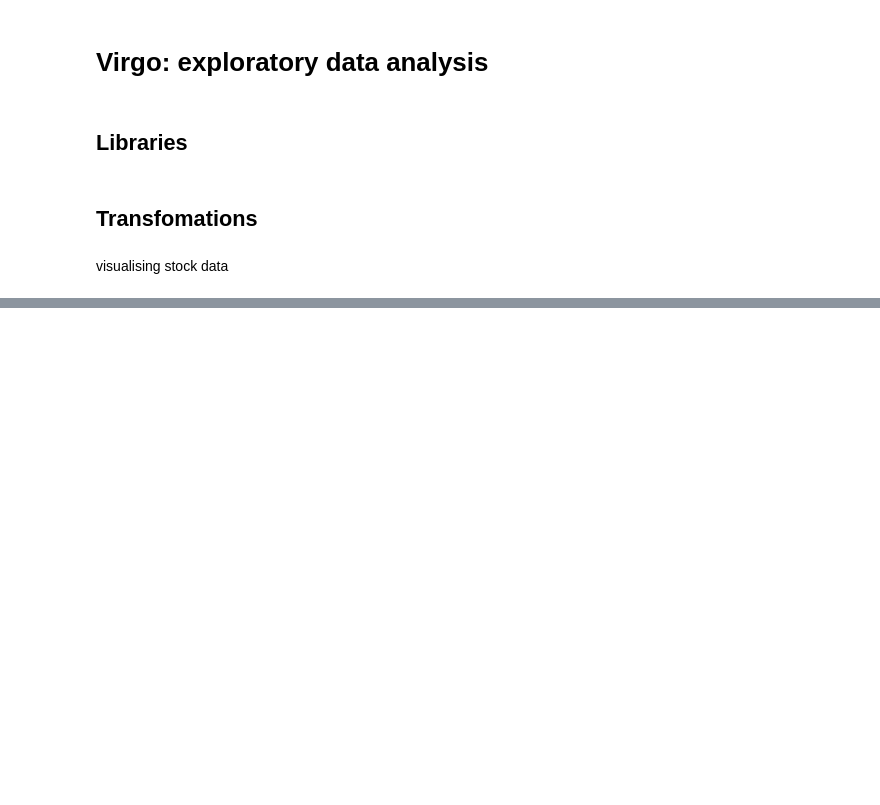
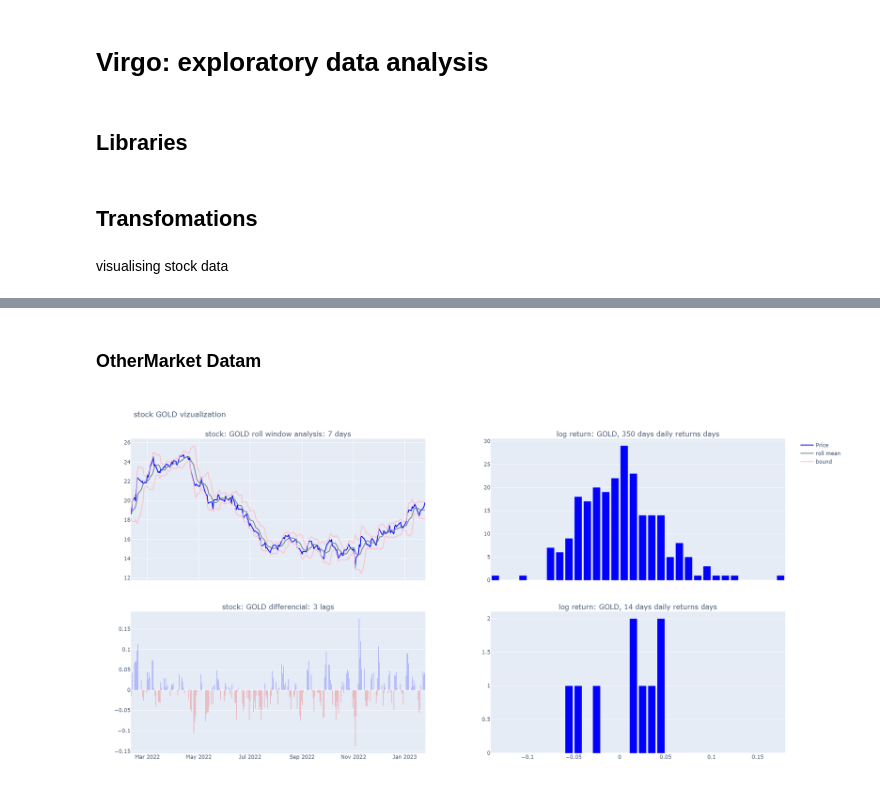
Before and after one commit to miguelmayhem92/virgo, a Jupyter notebook: research_env/eda-stock.ipynb, the cells around one changed output, grey strips where cells are left out. Cells and saved outputs as stored; diff of their text form; code cells hidden in the pictures; blank space fills up the shorter version.

```diff
--- a/research_env/eda-stock.ipynb
+++ b/research_env/eda-stock.ipynb
@@ -152,0 +153,6 @@ plot_correlation(data = corr_data_base, n_days = 100)
+# %% [markdown]
+###  OtherMarket Datam
+# %%
+viz_data(stock_code = "GOLD", n_days = n_days, window = window, lags = lags)
+# %% [output]
+[figure, added]
```
Also changed, not shown: parts of 9 cells of this notebook, 7 other files.
